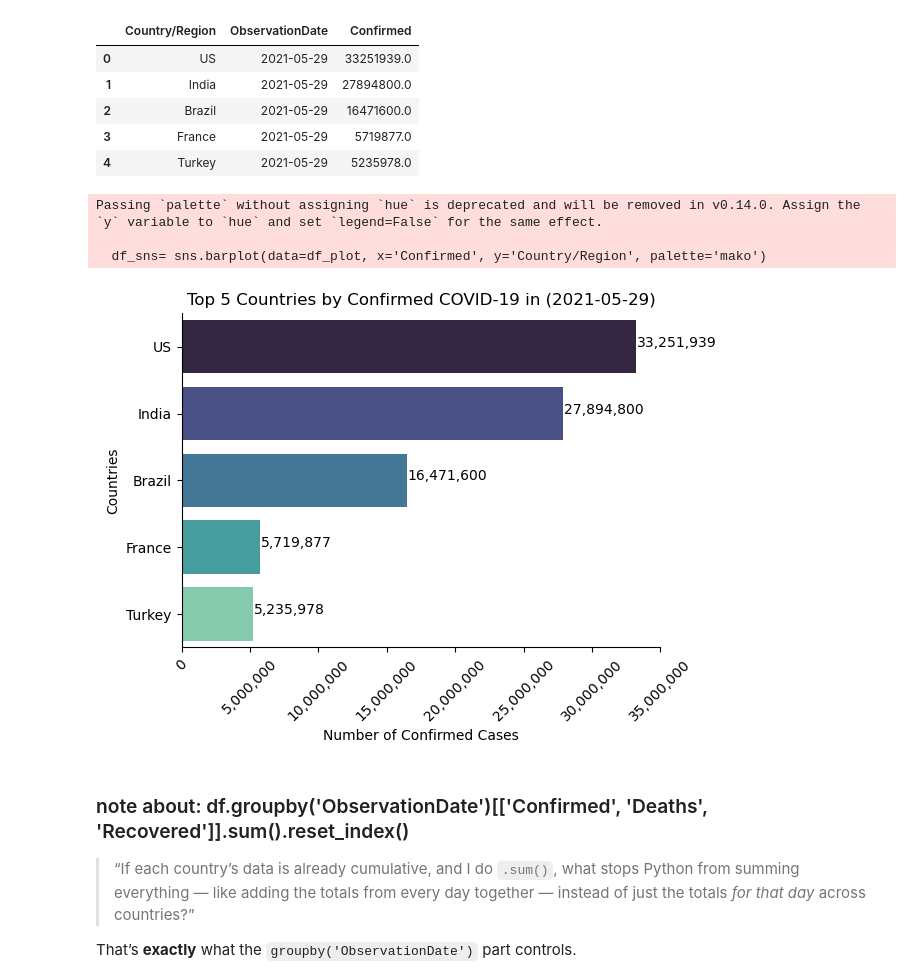
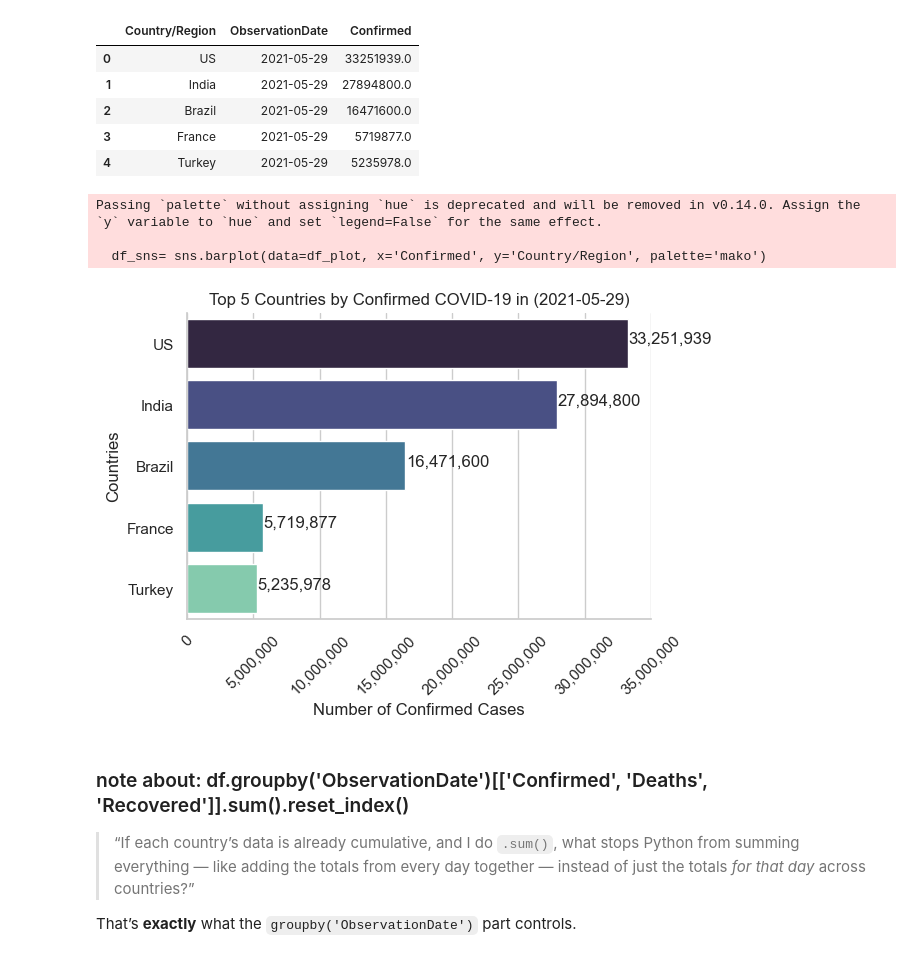
Before and after one commit to Mina-Makram-001/2_COVID-19_Analysis_Project, a Jupyter notebook: 1_EDA_Intro.ipynb, the cells around one changed output. Cells and saved outputs as stored; diff of their text form; code cells hidden in the pictures.

```diff
--- a/1_EDA_Intro.ipynb
+++ b/1_EDA_Intro.ipynb
@@ -175,26 +191,28 @@ df_plot
 | 3 | France | 2021-05-29 | 5719877.0 |
 | 4 | Turkey | 2021-05-29 | 5235978.0 |
 # %%
+sns.set_theme(style="whitegrid")
+
 df_sns= sns.barplot(data=df_plot, x='Confirmed', y='Country/Region', palette='mako')
 
 for index, value in enumerate(df_plot['Confirmed']):
     plt.text(value +50000, index, f'{int(value):,}')
 
 plt.gca().xaxis.set_major_formatter(mtick.StrMethodFormatter('{x:,.0f}'))
 df_sns.set_xlabel('Number of Confirmed Cases')
 df_sns.set_ylabel('Countries')
 plt.title('Top 5 Countries by Confirmed COVID-19 in (2021-05-29)')
 plt.xticks(rotation=45)
 df_sns.set_xlim(0, 35000000)
 
 sns.despine()
-plt.tight_layout()
+plt.tight_layout(rect=[0, 0, 1, 0.96])
 plt.show()
 # %% [output]
 Passing `palette` without assigning `hue` is deprecated and will be removed in v0.14.0. Assign the `y` variable to `hue` and set `legend=False` for the same effect.
 
   df_sns= sns.barplot(data=df_plot, x='Confirmed', y='Country/Region', palette='mako')
-[figure, old version]
+[figure, new version]
 # %% [markdown]
 ### note about: df.groupby('ObservationDate')[['Confirmed', 'Deaths', 'Recovered']].sum().reset_index()
 
```
Also changed, not shown: parts of 3 cells of this notebook, 7 other files.
